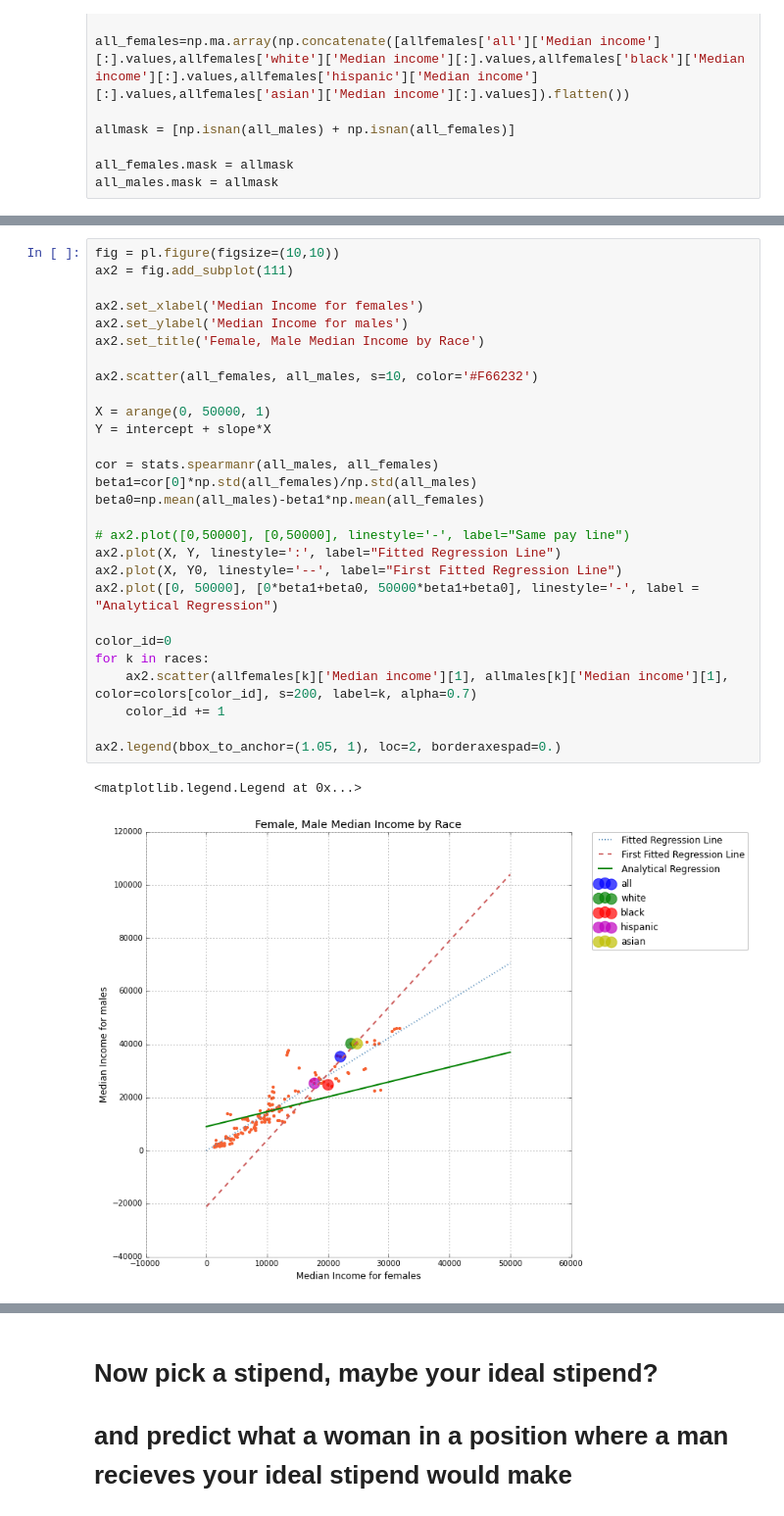
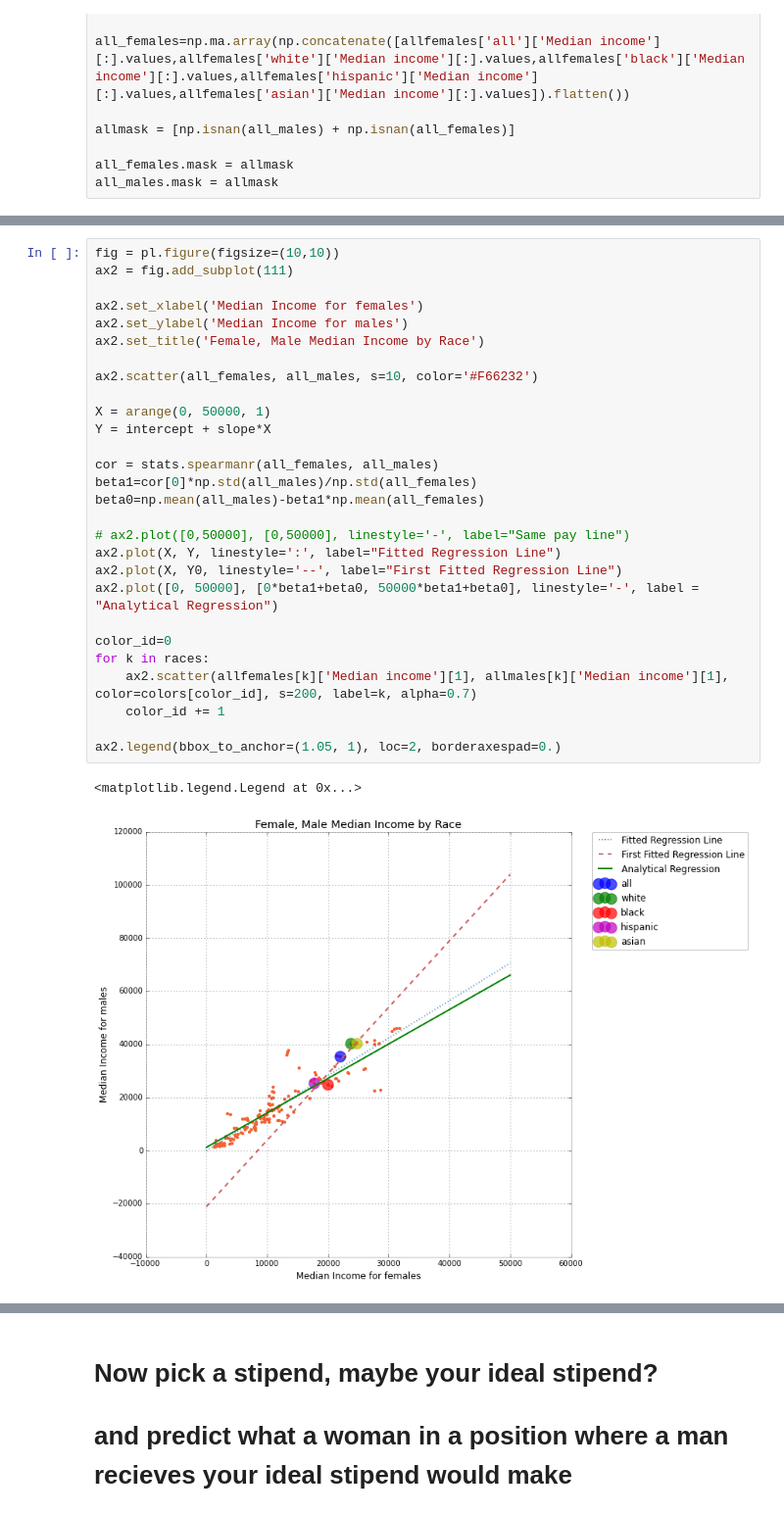
Before and after one commit to bilguun/PUI2015_BTURBOLI, a Jupyter notebook: HW5/income_by_gender_bt1085.ipynb, the cells around one changed output, grey strips where cells are left out. Shown at 98% size. Drawn from its saved outputs; the diff is of its cells as text.

```diff
--- a/HW5/income_by_gender_bt1085.ipynb
+++ b/HW5/income_by_gender_bt1085.ipynb
@@ -221,31 +226,31 @@ strong multicollinearity or other numerical problems.
 # %%
 fig = pl.figure(figsize=(10,10))
 ax2 = fig.add_subplot(111)
 
 ax2.set_xlabel('Median Income for females')
 ax2.set_ylabel('Median Income for males')
 ax2.set_title('Female, Male Median Income by Race')
 
 ax2.scatter(all_females, all_males, s=10, color='#F66232')
 
 X = arange(0, 50000, 1)
 Y = intercept + slope*X
 
-cor = stats.spearmanr(all_males, all_females)
-beta1=cor[0]*np.std(all_females)/np.std(all_males)
+cor = stats.spearmanr(all_females, all_males)
+beta1=cor[0]*np.std(all_males)/np.std(all_females)
 beta0=np.mean(all_males)-beta1*np.mean(all_females)
 
 # ax2.plot([0,50000], [0,50000], linestyle='-', label="Same pay line")
 ax2.plot(X, Y, linestyle=':', label="Fitted Regression Line")
 ax2.plot(X, Y0, linestyle='--', label="First Fitted Regression Line")
 ax2.plot([0, 50000], [0*beta1+beta0, 50000*beta1+beta0], linestyle='-', label = "Analytical Regression")
 
 color_id=0
 for k in races:
     ax2.scatter(allfemales[k]['Median income'][1], allmales[k]['Median income'][1], color=colors[color_id], s=200, label=k, alpha=0.7)
     color_id += 1
 
 ax2.legend(bbox_to_anchor=(1.05, 1), loc=2, borderaxespad=0.)
 # %% [output]
 <matplotlib.legend.Legend at 0x...>
-[figure, old version]
+[figure, new version]
```
Also changed, not shown: parts of 6 cells of this notebook, 1 other file.
